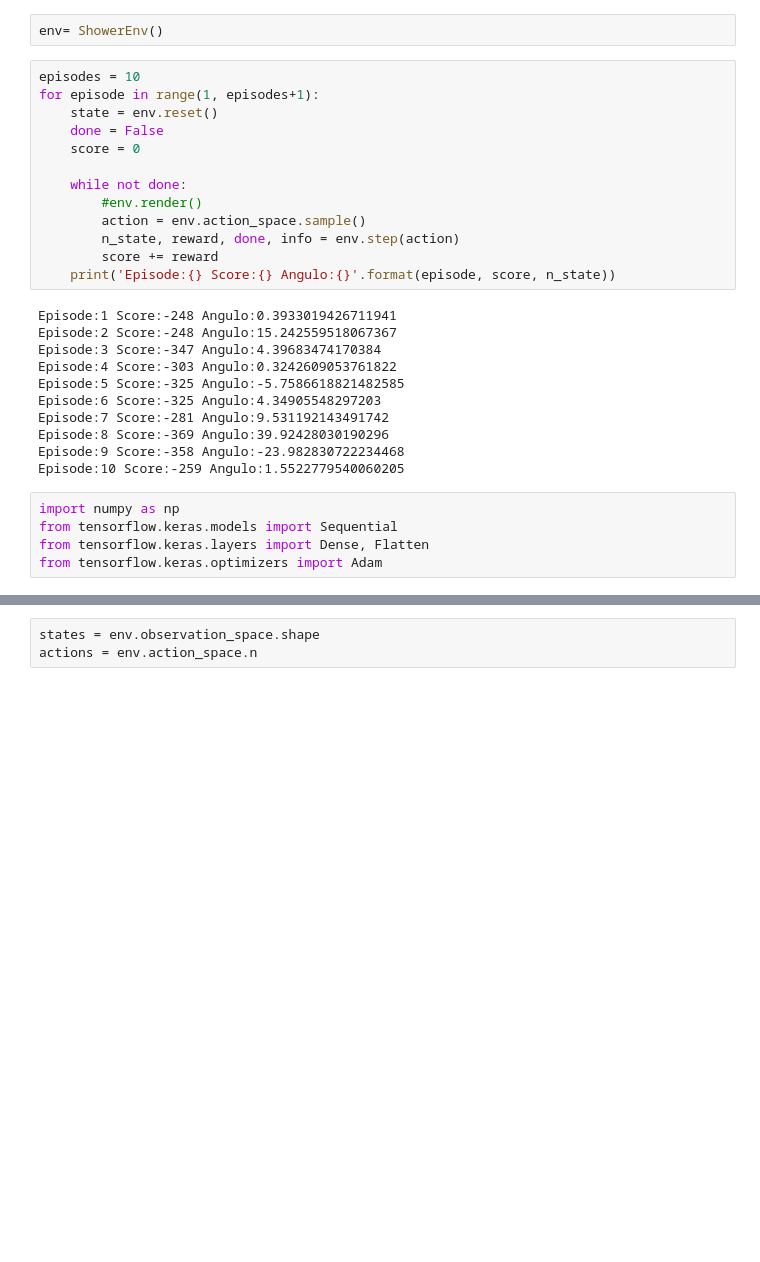
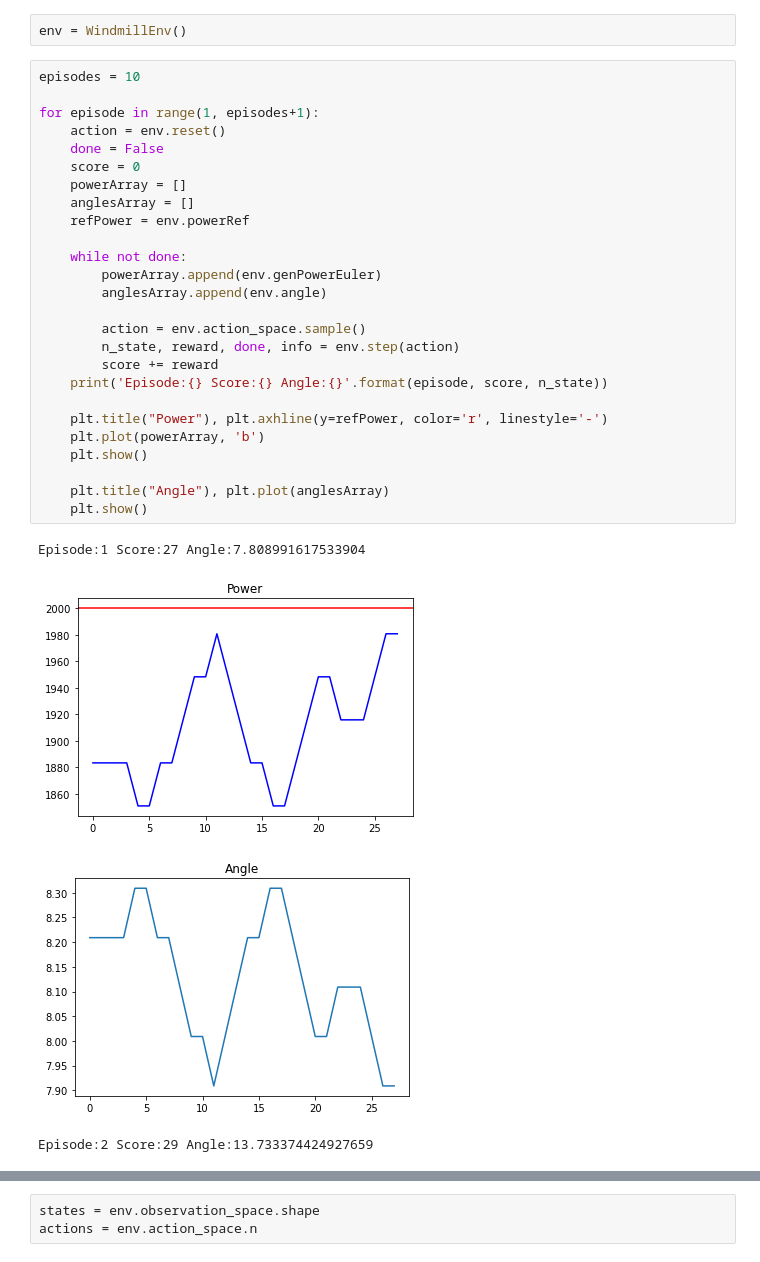
Before and after one commit to Di3go99/Control-de-un-molino-eolico-usando-Aprendizaje-por-refuerzo-profundo, a Jupyter notebook: prueba_molino.ipynb, the cells around one changed output, grey strips where cells are left out. Cells and saved outputs as stored; diff of their text form; blank space fills up the shorter version.

```diff
--- a/prueba_molino.ipynb
+++ b/prueba_molino.ipynb
@@ -118,33 +126,35 @@ class ShowerEnv(Env):
 
         return self.angle
 # %%
-env= ShowerEnv()
+env = WindmillEnv()
-# %%
-episodes = 10
-for episode in range(1, episodes+1):
-    state = env.reset()
-    done = False
-    score = 0
-
-    while not done:
-        #env.render()
-        action = env.action_space.sample()
-        n_state, reward, done, info = env.step(action)
-        score += reward
-    print('Episode:{} Score:{} Angulo:{}'.format(episode, score, n_state))
-# %% [output]
-Episode:1 Score:-248 Angulo:0.3933019426711941
-Episode:2 Score:-248 Angulo:15.242559518067367
-Episode:3 Score:-347 Angulo:4.39683474170384
-Episode:4 Score:-303 Angulo:0.3242609053761822
-Episode:5 Score:-325 Angulo:-5.7586618821482585
-Episode:6 Score:-325 Angulo:4.34905548297203
-Episode:7 Score:-281 Angulo:9.531192143491742
-Episode:8 Score:-369 Angulo:39.92428030190296
-Episode:9 Score:-358 Angulo:-23.982830722234468
-Episode:10 Score:-259 Angulo:1.5522779540060205
-# %%
-import numpy as np
-from tensorflow.keras.models import Sequential
-from tensorflow.keras.layers import Dense, Flatten
-from tensorflow.keras.optimizers import Adam
+# %%
+episodes = 10
+
+for episode in range(1, episodes+1):
+    action = env.reset()
+    done = False
+    score = 0
+    powerArray = []
+    anglesArray = []
+    refPower = env.powerRef
+
+    while not done:
+        powerArray.append(env.genPowerEuler)
+        anglesArray.append(env.angle)
+
+        action = env.action_space.sample()
+        n_state, reward, done, info = env.step(action)
+        score += reward
+    print('Episode:{} Score:{} Angle:{}'.format(episode, score, n_state))
+
+    plt.title("Power"), plt.axhline(y=refPower, color='r', linestyle='-')
+    plt.plot(powerArray, 'b')
+    plt.show()
+
+    plt.title("Angle"), plt.plot(anglesArray)
+    plt.show()
+# %% [output]
+Episode:1 Score:27 Angle:7.808991617533904
+[figure, added]
+[figure, added]
+Episode:2 Score:29 Angle:13.733374424927659
```
Also changed, not shown: parts of 12 cells of this notebook, 1 other file.
